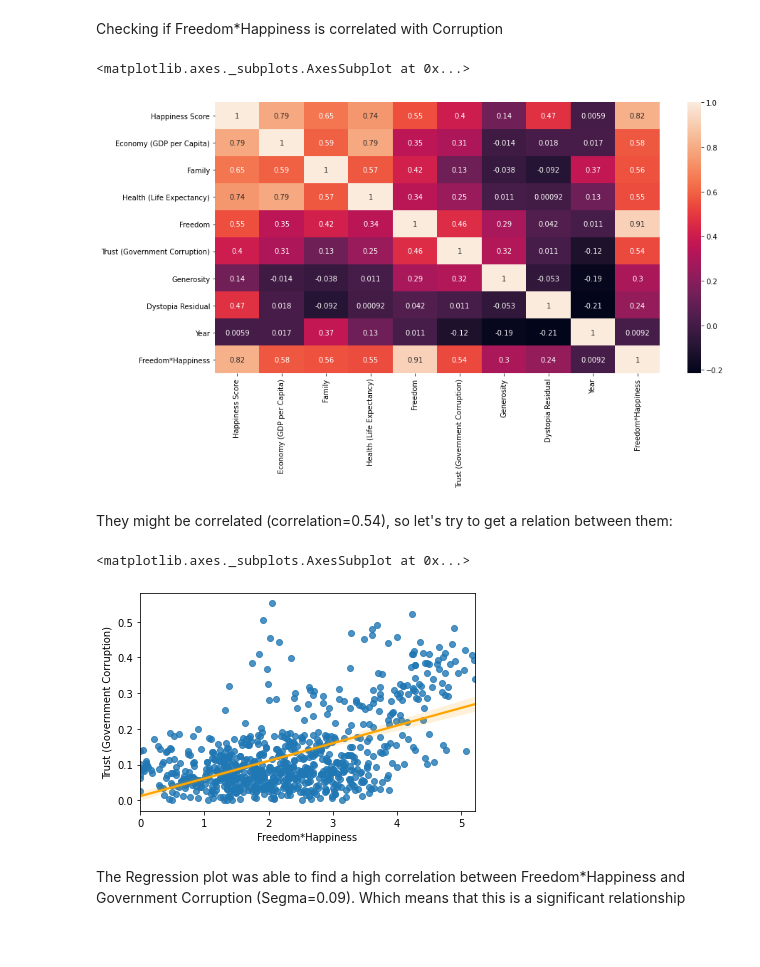
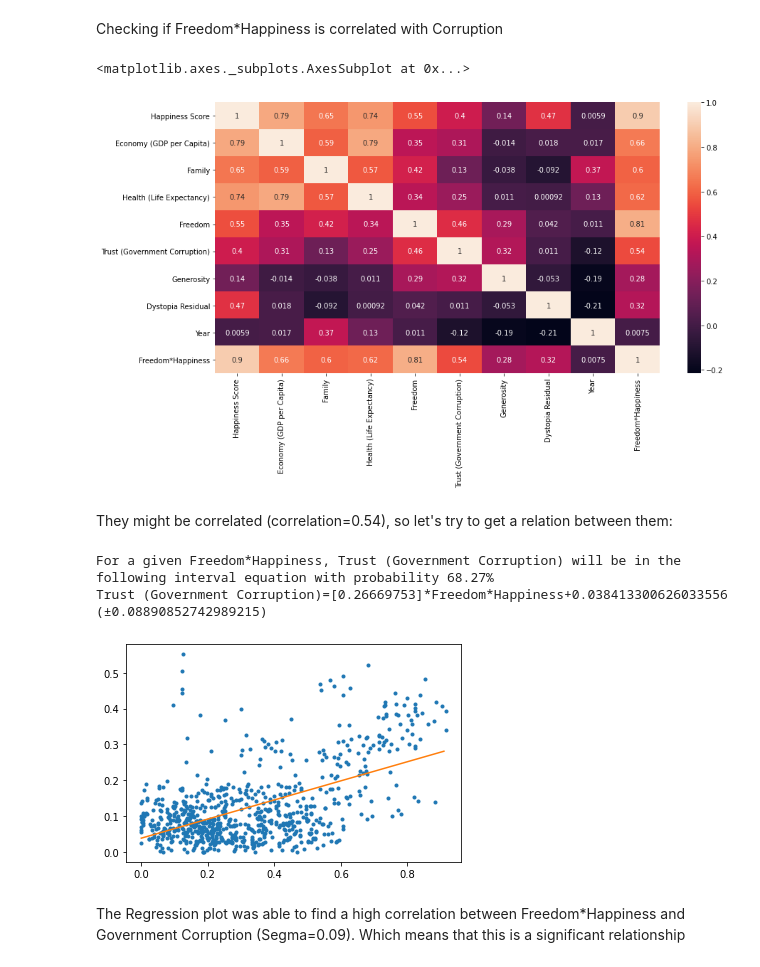
Before and after one commit to Ahmed-Mamdouh99/Data-Engineering-Project, a Jupyter notebook: World_Happiness_Report.ipynb, the cells around one changed output. Drawn from its saved outputs; the diff is of its cells as text; code cells hidden in the pictures; blank space fills up the shorter version.

```diff
--- a/World_Happiness_Report.ipynb
+++ b/World_Happiness_Report.ipynb
@@ -219,5 +287,2 @@ sns.regplot(x=allYearsCombined['Health (Life Expectancy)'], y=allYearsCombined['
 # %% [markdown]
 Let's see if we can get a relation between (Freedom,Happiness) and corruption
-# %%
-allYearsCombined['Freedom*Happiness']=allYearsCombined['Freedom']*allYearsCombined['Happiness Score']
-allYearsCombined.head()
@@ -230,0 +289,21 @@ allYearsCombined.head()
+# %%
+allYearsCombinedNewFeature=allYearsCombined.copy()
+# making freedom and happiness have the same start-end interval from [0:1]
+
+min_Freedom=min(allYearsCombinedNewFeature['Freedom'])
+max_Freedom=max(allYearsCombinedNewFeature['Freedom'])
+range_Freedom = max_Freedom-min_Freedom
+
+min_Happiness=min(allYearsCombinedNewFeature['Happiness Score'])
+max_Happiness=max(allYearsCombinedNewFeature['Happiness Score'])
+range_Happiness=max_Happiness-min_Happiness
+
+allYearsCombinedNewFeature['Freedom']=(allYearsCombinedNewFeature['Freedom']-min_Freedom)/range_Freedom
+allYearsCombinedNewFeature['Happiness Score']=(allYearsCombinedNewFeature['Happiness Score']-min_Happiness)/range_Happiness
+
+# This was used for addition, and got a smaller correlation than multiplication (0.54≥0.51).
+# Therefore Multiplication was used to get higher correlation value
+
+# making the relation freedom*happiness
+allYearsCombinedNewFeature['Freedom*Happiness']=allYearsCombinedNewFeature['Freedom']*allYearsCombinedNewFeature['Happiness Score']
+allYearsCombinedNewFeature.head()
@@ -232,16 +318,17 @@ allYearsCombined.head()
 Checking if Freedom*Happiness is correlated with Corruption
 # %%
 plt.figure(figsize=(14,7))
-sn.heatmap(allYearsCombined.corr(), annot=True)
+sn.heatmap(allYearsCombinedNewFeature.corr(), annot=True)
 # %% [output]
 <matplotlib.axes._subplots.AxesSubplot at 0x...>
-[figure, old version]
+[figure, new version]
 # %% [markdown]
 They might be correlated (correlation=0.54), so let's try to get a relation between them:
 # %%
-sns.regplot(x=allYearsCombined['Freedom*Happiness'], y=allYearsCombined['Trust (Government Corruption)'], line_kws={"color":"orange"})
+expect(allYearsCombinedNewFeature,'Freedom*Happiness','Trust (Government Corruption)')
 # %% [output]
-<matplotlib.axes._subplots.AxesSubplot at 0x...>
+For a given Freedom*Happiness, Trust (Government Corruption) will be in the following interval equation with probability 68.27%
+Trust (Government Corruption)=[0.26669753]*Freedom*Happiness+0.038413300626033556 (±0.08890852742989215)
-[figure, old version]
+[figure, new version]
 # %% [markdown]
 The Regression plot was able to find a high correlation between Freedom*Happiness and Government Corruption (Segma=0.09). Which means that this is a significant relationship
```
Also changed, not shown: parts of 10 cells of this notebook.
